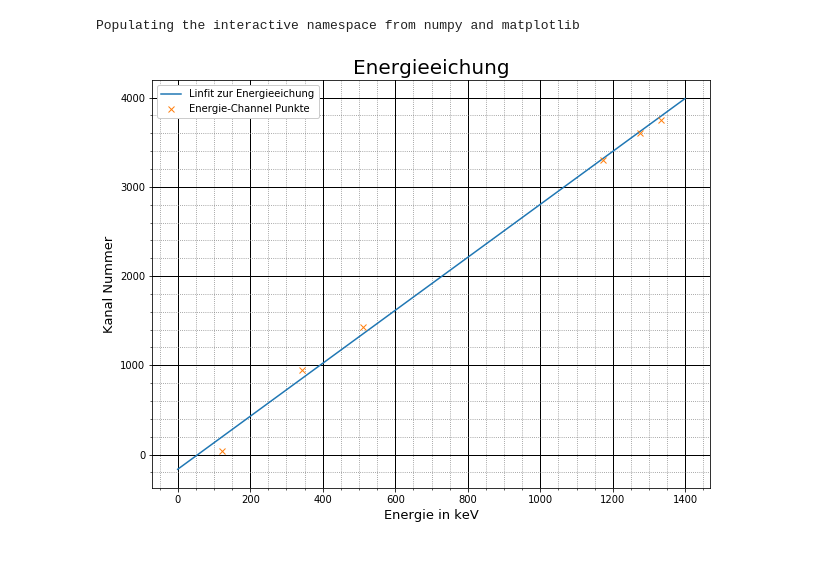
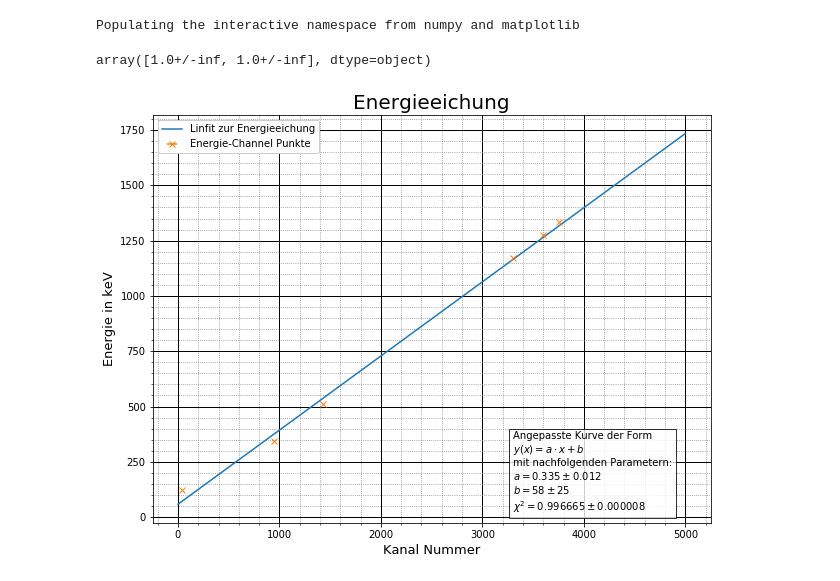
Before and after one commit to shockcookie/FP, a Jupyter notebook: Szintillationszaehler/ErikDamian/ErikDamian/thorium.ipynb, the cells around one changed output. Cells and saved outputs as stored; diff of their text form; code cells hidden in the pictures.

Commit message:
gute bilder energie

```diff
--- a/Szintillationszaehler/ErikDamian/ErikDamian/thorium.ipynb
+++ b/Szintillationszaehler/ErikDamian/ErikDamian/thorium.ipynb
@@ -37,7 +37,7 @@ def fit_pm(x, y, func=lambda x: x, p0=None):
     """
     from scipy.optimize import curve_fit
     import numpy as np
-    popt, pcov = curve_fit(func, val(x), val(y),sigma=err(y), p0=p0)
+    popt, pcov = curve_fit(func, val(x), val(y),sigma=err(x), p0=p0)
     params = popt.copy()
     errors = np.sqrt(np.diag(pcov))
     r = np.array(y) - func(np.array(x), *params)
@@ -78,6 +78,10 @@ data[1] = unp.uarray(data[1], [sqrt(item) for item in data[1]])
 data[1] = data[1]/time
 %store -r untergrund
 data[1] -= untergrund[1]
+# %%
+energy_params
+# %% [output]
+array([1.0+/-inf, 1.0+/-inf], dtype=object)
 # %%
 %store -r cobalt_left
 %store -r cobalt_right
@@ -87,11 +91,12 @@ data[1] -= untergrund[1]
 %store -r natrium_left
 %store -r natrium_right
 calibr = [
-    array([1173,1333, 122,344,511, 1275]),
-    array([cobalt_left[0],cobalt_right[0],europium_left[0],europium_right2[0],natrium_left[0],natrium_right[0]])
+
+    array([cobalt_left[0],cobalt_right[0],europium_left[0],europium_right2[0],natrium_left[0],natrium_right[0]]),
+    array([1173,1333, 122,344,511, 1275])
 ]
-energy_params, energy_errs = linfit_pm(*calibr)
-x = np.arange(0,1400)
+energy_params, energy_errs = linfit_pm(*calibr,p0=(0.5,10))
+x = np.arange(0,5000)
 
 
 fig_size = plt.rcParams["figure.figsize"]
@@ -99,35 +104,41 @@ fig_size[0] = 10
 fig_size[1] = 7.5
 plt.rcParams["figure.figsize"] = fig_size
 
 ###   Errors / Fit / Plot
 
 plt.plot(x, val(energy_params[0]*x+energy_params[1]),label="Linfit zur Energieeichung")
-plt.plot(val(calibr[0]), val(calibr[1]),"x", label="Energie-Channel Punkte")
-
+plt.errorbar(val(calibr[0]), val(calibr[1]),xerr = err(calibr[0]),fmt="x", label="Energie-Channel Punkte")
+plt.text(3300,30,"Angepasste Kurve der Form\n"+
+        r"$y(x)=a\cdot x + b$" +"\n"+
+        "mit nachfolgenden Parametern:\n"+
+        r"$a = {:L}$".format(energy_params[0])+"\n"+
+        r"$b = {:L}$".format(energy_params[1])+"\n"+
+        r"$\chi^2 = {:L}$".format(energy_errs),
+        bbox={'facecolor':'white', 'alpha':0.8}, fontsize=10)
 
 
 ###   Label / Title
 
-plt.xlabel(r'Energie in keV', fontsize=13)
-plt.ylabel(r'Kanal Nummer', fontsize=13)
+plt.ylabel(r'Energie in keV', fontsize=13)
+plt.xlabel(r'Kanal Nummer', fontsize=13)
 plt.title('Energieeichung', fontsize=20)
 
 ###   Axes / Grid
 
 axes = plt.gca()  ##  Searches current Axes
 
 #axes.set_xlim([0,1024])
 #axes.set_ylim([0,220000])
 
 #axes.set_yticks([0,10,20,30,40,50,60,70,80,90,100,110])
 #axes.set_xticks([0.1,0.2,0.3,0.4,0.5,0.6,0.7,0.8])
 
 axes.grid(which='major', linestyle='-', linewidth='1', color='black')
 axes.grid(which='minor', linestyle=':', color='gray')
 axes.minorticks_on()
 
 plt.legend(framealpha=1)
 #plt.savefig('Energieeichung.png')
 plt.show()
 # %% [output]
-[figure, old version]
+[figure, new version]
```
Also changed, not shown: parts of 6 cells of this notebook, 2 other files.
